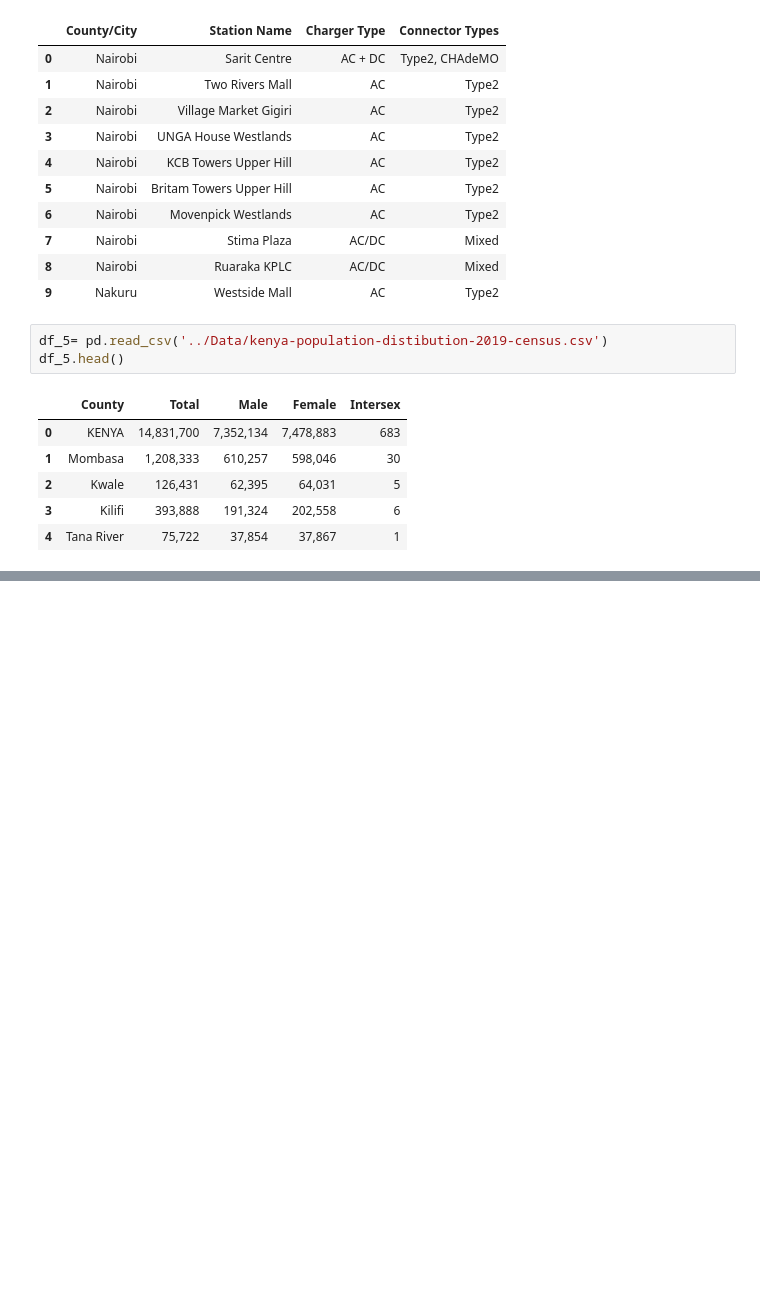
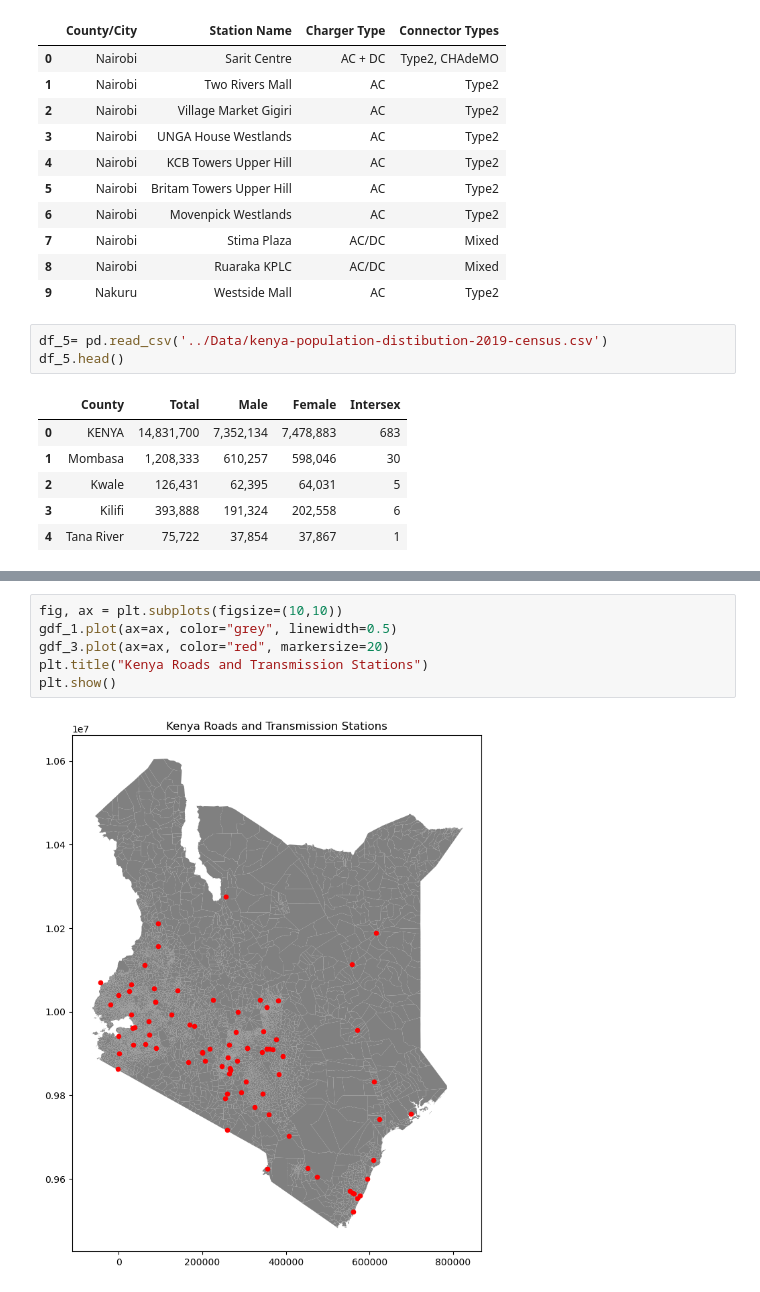
Before and after one commit to maryannngongi/EV_Charging_Stations_Optimization, a Jupyter notebook: Notebooks/kuria.ipynb, the cells around one changed output, grey strips where cells are left out. Cells and saved outputs as stored; diff of their text form; blank space fills up the shorter version.

```diff
--- a/Notebooks/kuria.ipynb
+++ b/Notebooks/kuria.ipynb
@@ -100,0 +153,8 @@ df_6.head()
+# %%
+fig, ax = plt.subplots(figsize=(10,10))
+gdf_1.plot(ax=ax, color="grey", linewidth=0.5)
+gdf_3.plot(ax=ax, color="red", markersize=20)
+plt.title("Kenya Roads and Transmission Stations")
+plt.show()
+# %% [output]
+[figure, added]
```
Also changed, not shown: parts of 16 cells of this notebook.
